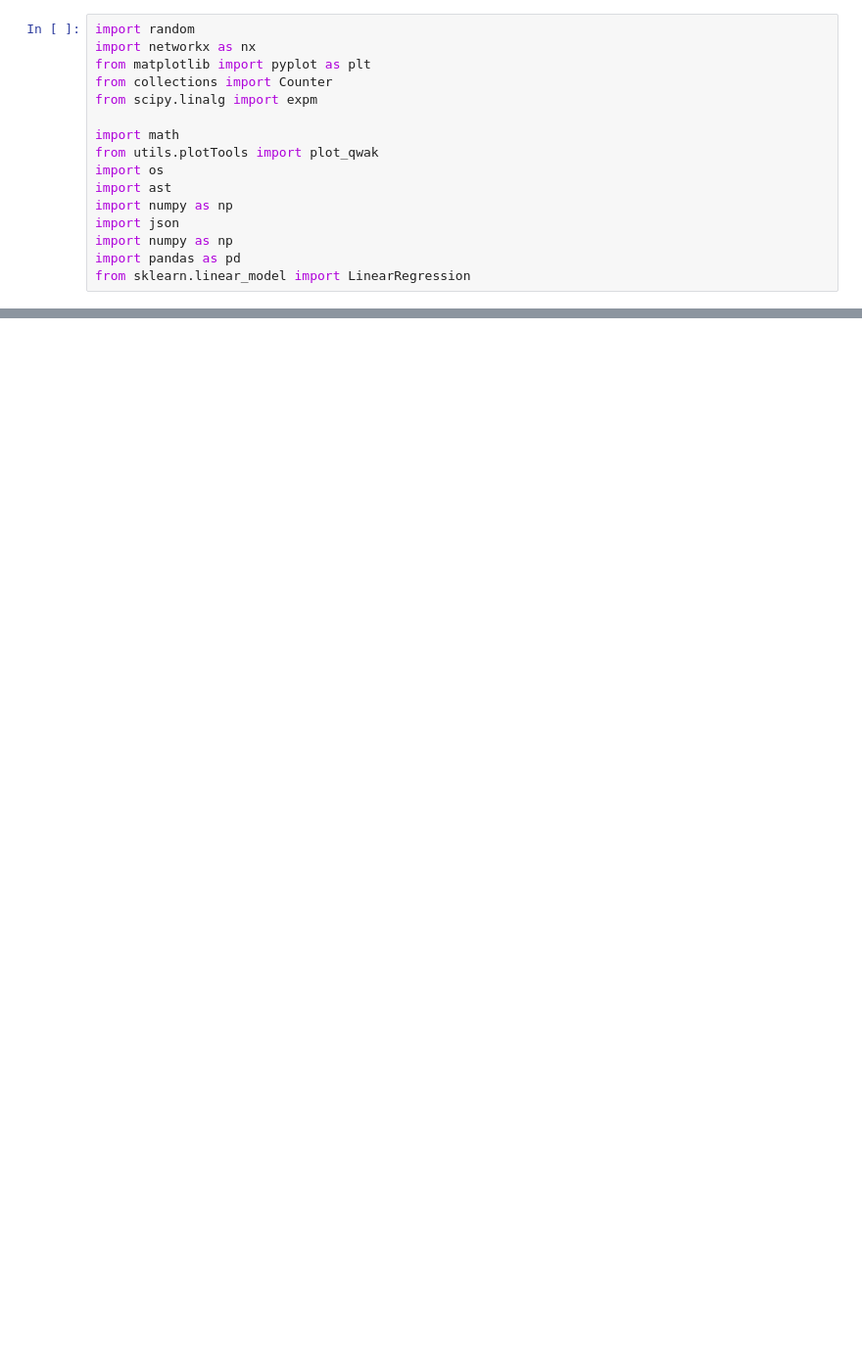
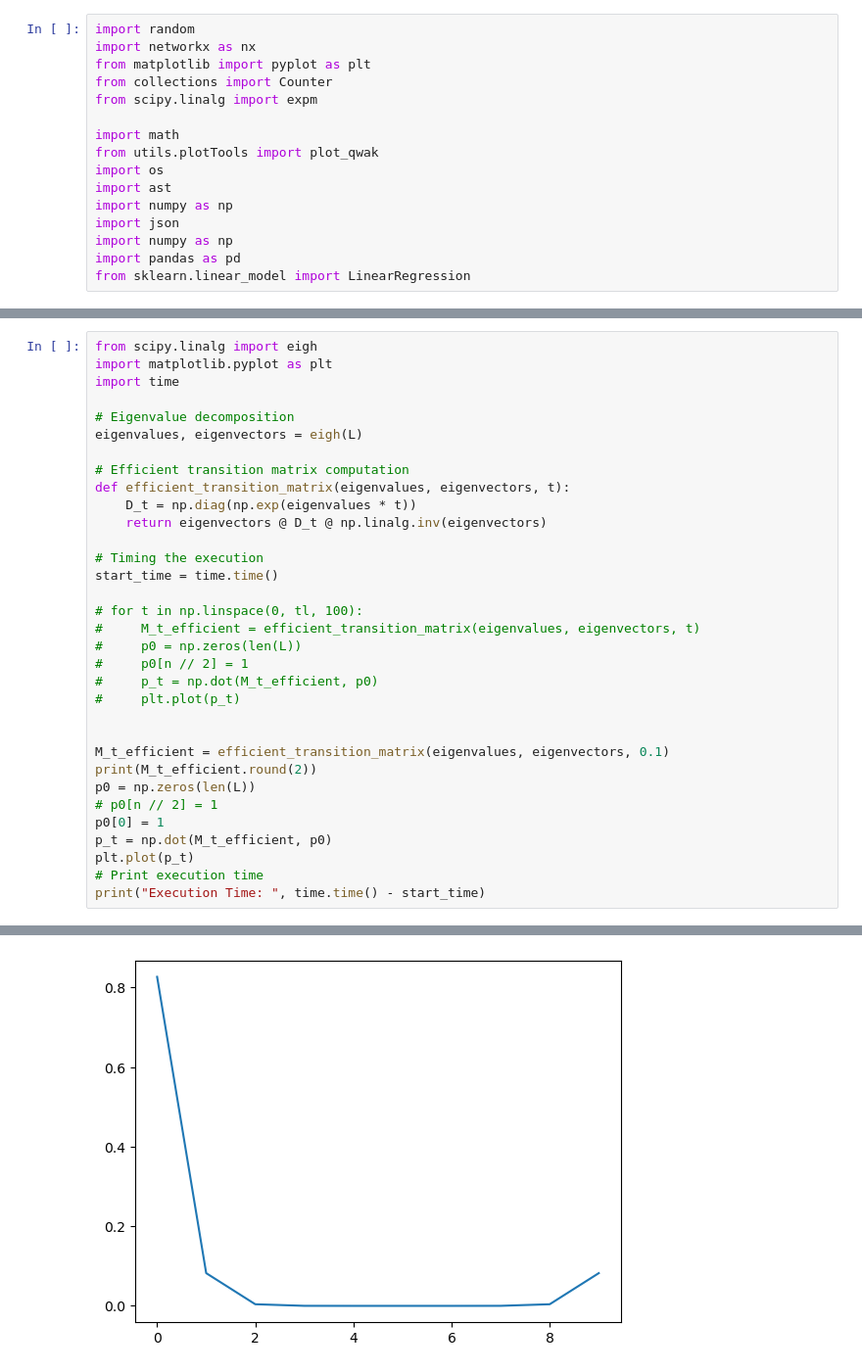
Before and after one commit to JaimePSantos/DynamicRandomWalks, a Jupyter notebook: ClassicalWalks/ContinuousTime/ContinuousTimeRandomWalk.ipynb, the cells around one changed output, grey strips where cells are left out. Shown at 98% size. Saved outputs shown, nothing was run; the diff lists cells and outputs as text; blank space fills up the shorter version.

```diff
--- a/ClassicalWalks/ContinuousTime/ContinuousTimeRandomWalk.ipynb
+++ b/ClassicalWalks/ContinuousTime/ContinuousTimeRandomWalk.ipynb
@@ -57,0 +61,34 @@ plt.plot(list(p_t))
+# %%
+from scipy.linalg import eigh
+import matplotlib.pyplot as plt
+import time
+
+# Eigenvalue decomposition
+eigenvalues, eigenvectors = eigh(L)
+
+# Efficient transition matrix computation
+def efficient_transition_matrix(eigenvalues, eigenvectors, t):
+    D_t = np.diag(np.exp(eigenvalues * t))
+    return eigenvectors @ D_t @ np.linalg.inv(eigenvectors)
+
+# Timing the execution
+start_time = time.time()
+
+# for t in np.linspace(0, tl, 100):
+#     M_t_efficient = efficient_transition_matrix(eigenvalues, eigenvectors, t)
+#     p0 = np.zeros(len(L))
+#     p0[n // 2] = 1
+#     p_t = np.dot(M_t_efficient, p0)
+#     plt.plot(p_t)
+
+
+M_t_efficient = efficient_transition_matrix(eigenvalues, eigenvectors, 0.1)
+print(M_t_efficient.round(2))
+p0 = np.zeros(len(L))
+# p0[n // 2] = 1
+p0[0] = 1
+p_t = np.dot(M_t_efficient, p0)
+plt.plot(p_t)
+# Print execution time
+print("Execution Time: ", time.time() - start_time)
+# %% [output]
@@ -57,0 +106 @@ plt.plot(list(p_t))
+[figure, added]
```
Also changed, not shown: parts of 2 cells of this notebook, 3 other files.
